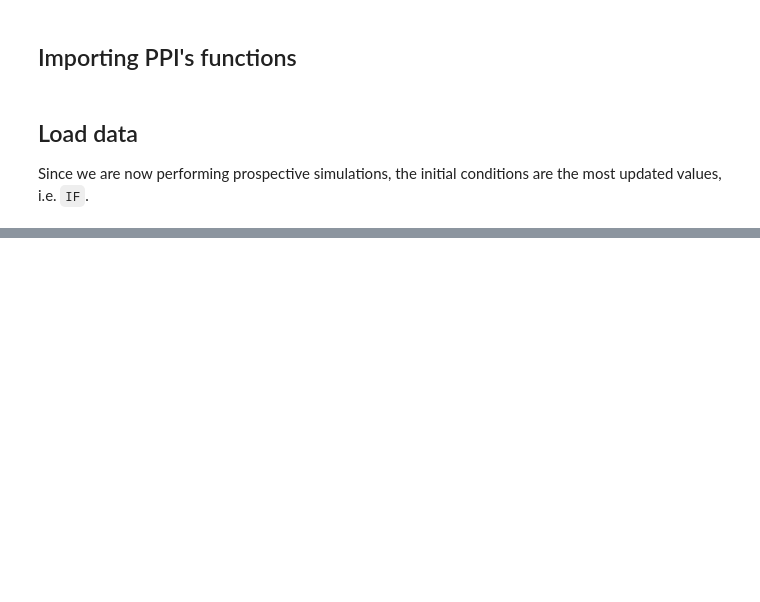
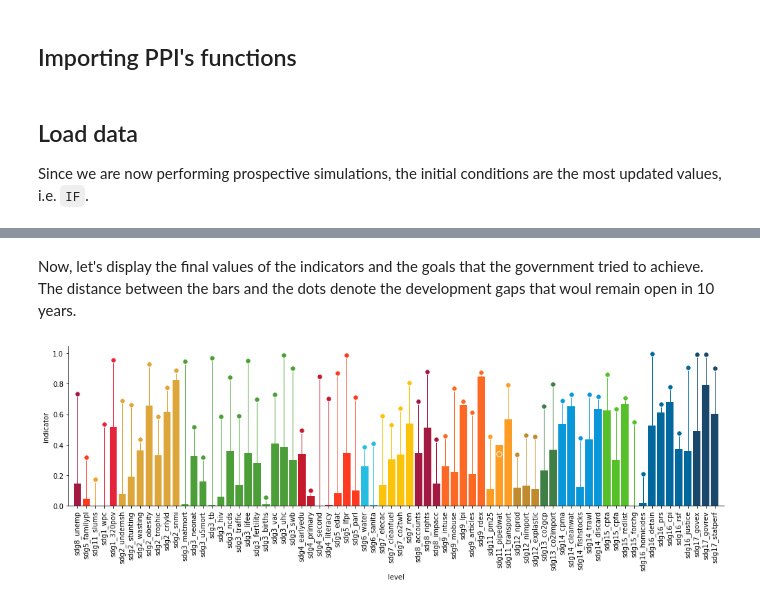
Before and after one commit to oguerrer/ppi, a Jupyter notebook: tutorials/03 - simple_prospective.ipynb, the cells around one changed output, grey strips where cells are left out. Saved outputs shown, nothing was run; the diff lists cells and outputs as text; code cells hidden in the pictures; blank space fills up the shorter version.

```diff
--- a/tutorials/03 - simple_prospective.ipynb
+++ b/tutorials/03 - simple_prospective.ipynb
@@ -77,0 +146,18 @@ len(tsI)
+# %% [markdown]
+Now, let's display the final values of the indicators and the goals that the government tried to achieve. The distance between the bars and the dots denote the development gaps that woul remain open in 10 years.
+# %%
+plt.figure(figsize=(14, 5))
+for index, row in df_output.iterrows():
+    plt.bar(index, row[T-1], color=row.color, linewidth=3)
+    plt.plot([index, index], [row[T-1], row.goal], color=row.color, linewidth=1)
+    plt.plot(index, row.goal, '.', mec='w', mfc=row.color, markersize=15)
+plt.gca().spines['right'].set_visible(False)
+plt.gca().spines['top'].set_visible(False)
+plt.xlim(-1, N)
+plt.xticks(range(N))
+plt.gca().set_xticklabels(df_output.seriesCode, rotation=90)
+plt.xlabel('level')
+plt.ylabel('indicator')
+plt.tight_layout()
+# %% [output]
+[figure, added]
```
Also changed, not shown: parts of 17 cells of this notebook, 3 other files.
